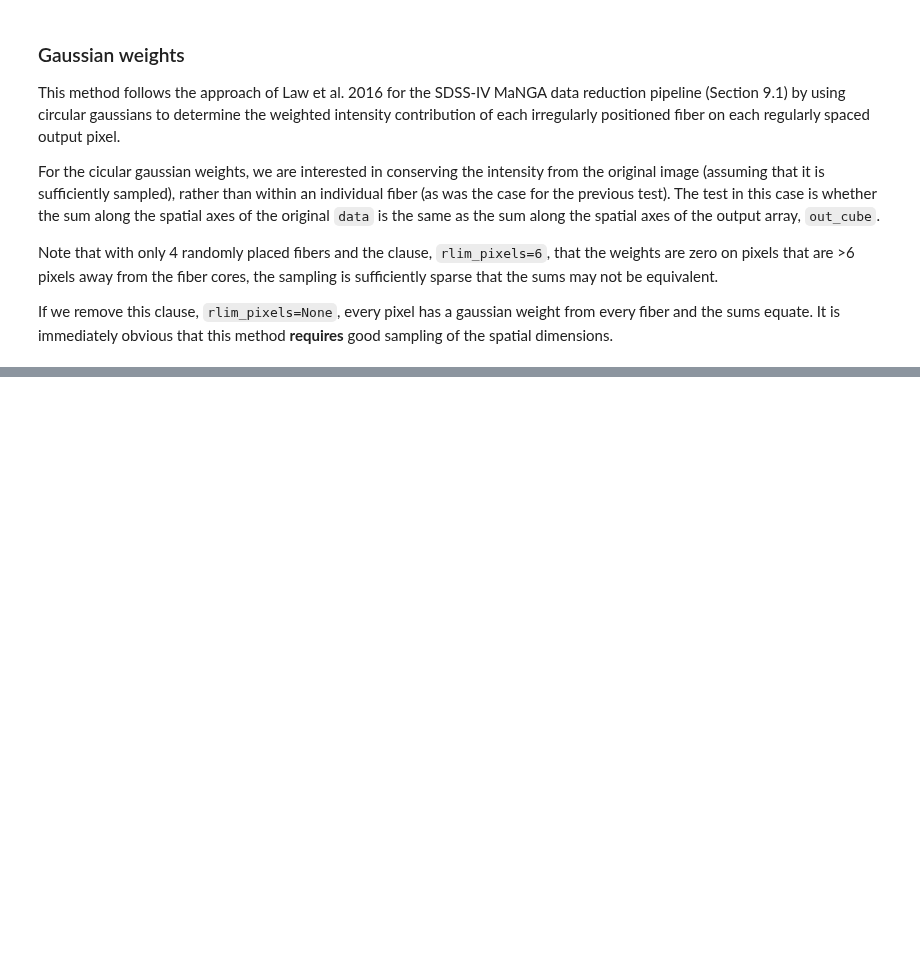
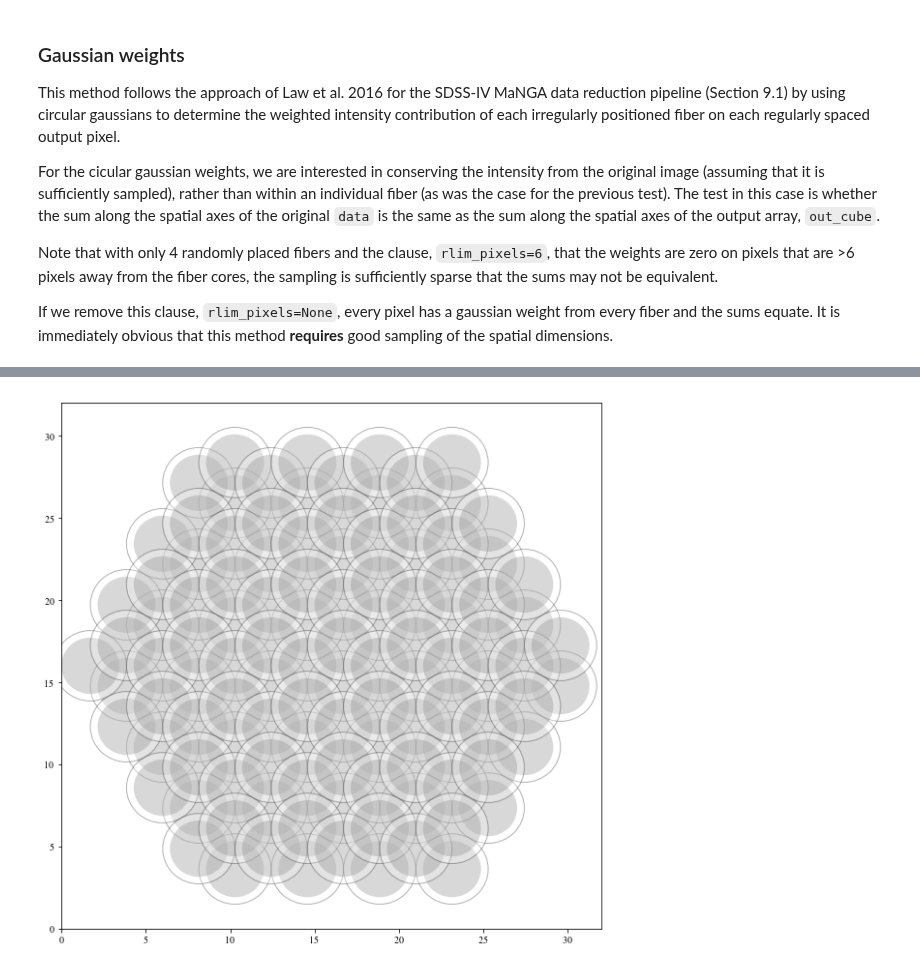
Before and after one commit to cbottrell/RealSim-IFS, a Jupyter notebook: Fiber_application.ipynb, the cells around one changed output, grey strips where cells are left out. Cells and saved outputs as stored; diff of their text form; code cells hidden in the pictures; blank space fills up the shorter version.

Commit message:
Testing of Fiber_application modules, documentation.

```diff
--- a/Fiber_application.ipynb
+++ b/Fiber_application.ipynb
@@ -2679,0 +2714,44 @@ out_cube [1023.79381899 1023.79381899 1023.79381899 ... 1023.79381899 1023.79381
+# %%
+import numpy as np
+import os,sys,time
+import RealSim_IFS
+import matplotlib.pyplot as plt
+from matplotlib.patches import Circle
+from matplotlib import rc
+rc('font',**{'family':'serif','serif':['Times']})
+rc('text', usetex=True)
+
+(xc_arr,yc_arr),params = RealSim_IFS.MaNGA_Observe(bundle_name='None',
+                                           fibers_per_side=4,
+                                           n_observations='Classic',
+                                           bundle_xoffset_arcsec=0.,
+                                           bundle_yoffset_arcsec=0.,
+                                           rotation_degrees = 0.,
+                                           return_params=True)
+
+fiber_diameter_arcsec = params['fiber_diameter_arcsec']
+core_diameter_arcsec = params['core_diameter_arcsec']
+n_observations = xc_arr.shape[-1]
+
+data_shape = 32
+
+size_pixels = 2*(np.max(np.abs(xc_arr))+core_diameter_arcsec/2.)
+arcsec_per_pixel = size_pixels/float(data_shape)
+
+# rescale and set new origin
+xc_cores_pixels = xc_arr.flatten()/arcsec_per_pixel+data_shape/2.
+yc_cores_pixels = yc_arr.flatten()/arcsec_per_pixel+data_shape/2.
+diam_cores_pixels = core_diameter_arcsec/arcsec_per_pixel
+diam_fibers_pixels = fiber_diameter_arcsec/arcsec_per_pixel
+
+fig,ax = plt.subplots(figsize=(10,10))
+ax.set_xlim(0,32)
+ax.set_ylim(0,32)
+
+for xy in zip(xc_cores_pixels,yc_cores_pixels):
+    clad = Circle(xy=xy,radius=diam_fibers_pixels/2,transform=ax.transData,edgecolor='black',facecolor='White',alpha=0.3)
+    ax.add_artist(clad)
+    core = Circle(xy=xy,radius=diam_cores_pixels/2,transform=ax.transData,edgecolor='None',facecolor='Grey',alpha=0.3)
+    ax.add_artist(core)
+# %% [output]
+[figure, added]
```
Also changed, not shown: parts of 12 cells of this notebook.
